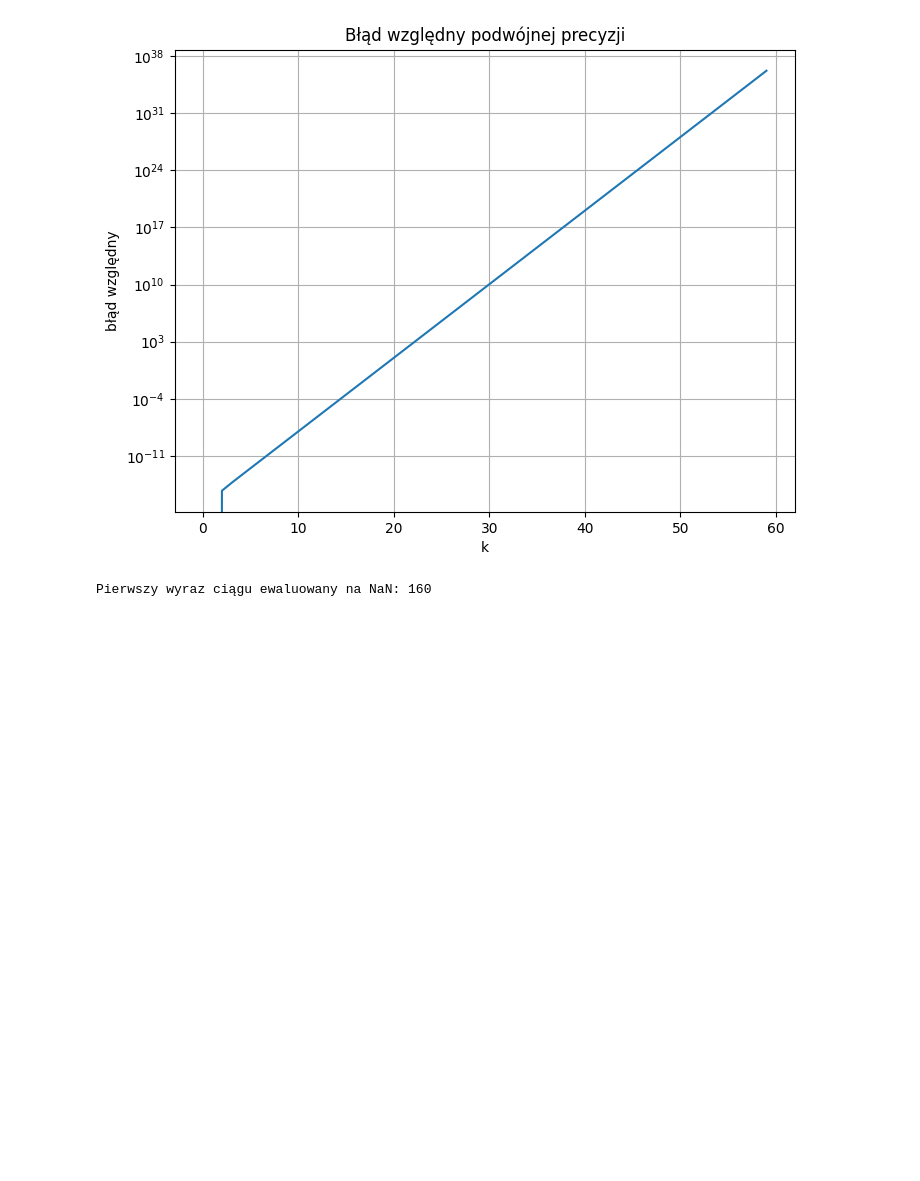
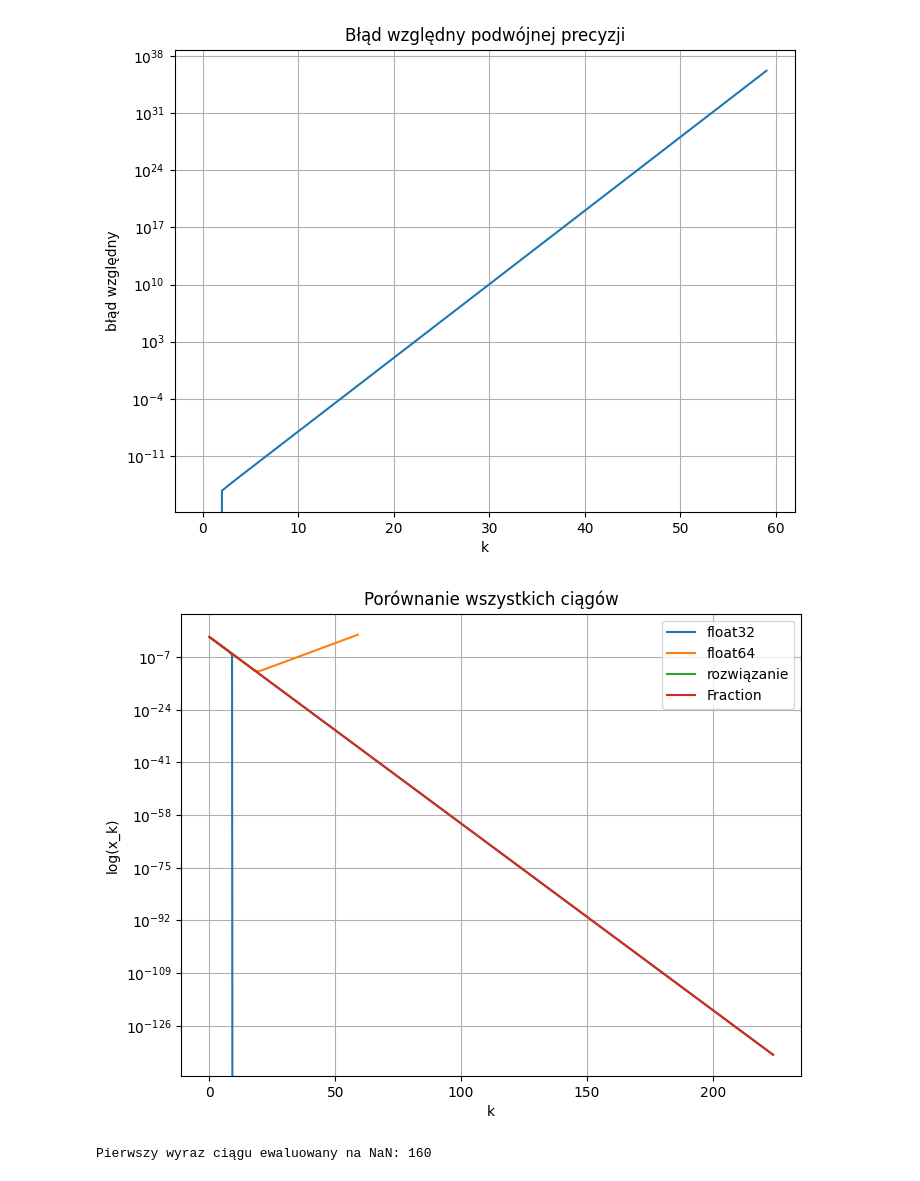
Before and after one commit to domino644/mownit, a Jupyter notebook: lab1/zad2.ipynb, the cells around one changed output. Cells and saved outputs as stored; diff of their text form; code cells hidden in the pictures; blank space fills up the shorter version.

Commit message:
adds final plot for lab1

```diff
--- a/lab1/zad2.ipynb
+++ b/lab1/zad2.ipynb
@@ -120,6 +120,21 @@ plt.ylabel("błąd względny")
 plt.show()
 # %% [output]
 [figure]
+# %%
+xs = np.arange(0,225)
+plt.figure(figsize=(8,6))
+plt.grid(visible=True)
+plt.semilogy(xs[:160], ys_float_32[:160], label="float32")
+plt.semilogy(xs[:60], ys_float_64, label="float64")
+plt.semilogy(xs, ys_cmp225, label="rozwiązanie")
+plt.semilogy(xs, ys_fraction, label="Fraction")
+plt.title("Porównanie wszystkich ciągów")
+plt.xlabel('k')
+plt.ylabel("log(x_k)")
+plt.legend()
+plt.show()
+# %% [output]
+[figure, added]
 # %%
 df_float32 = pd.DataFrame()
 df_float32["float32"] = ys_float_32[0:160]
```
